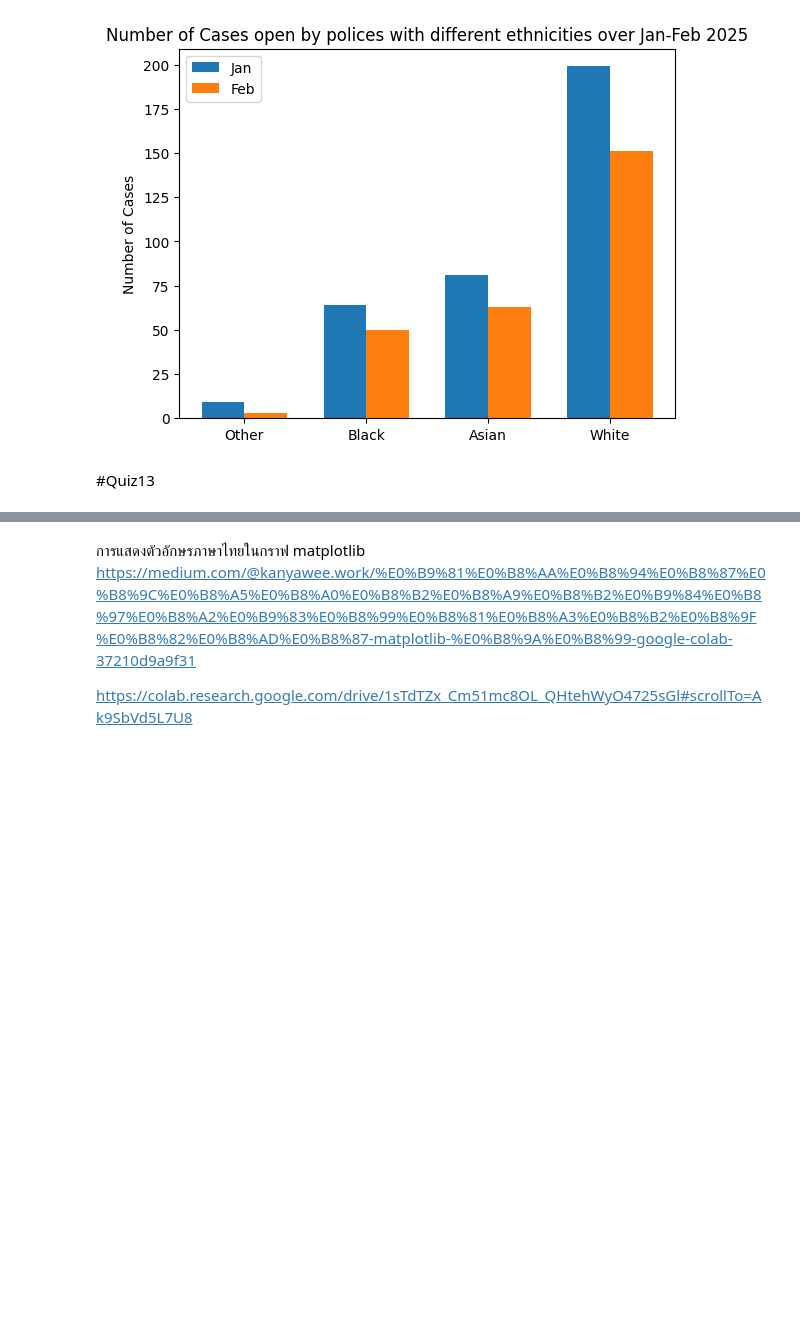
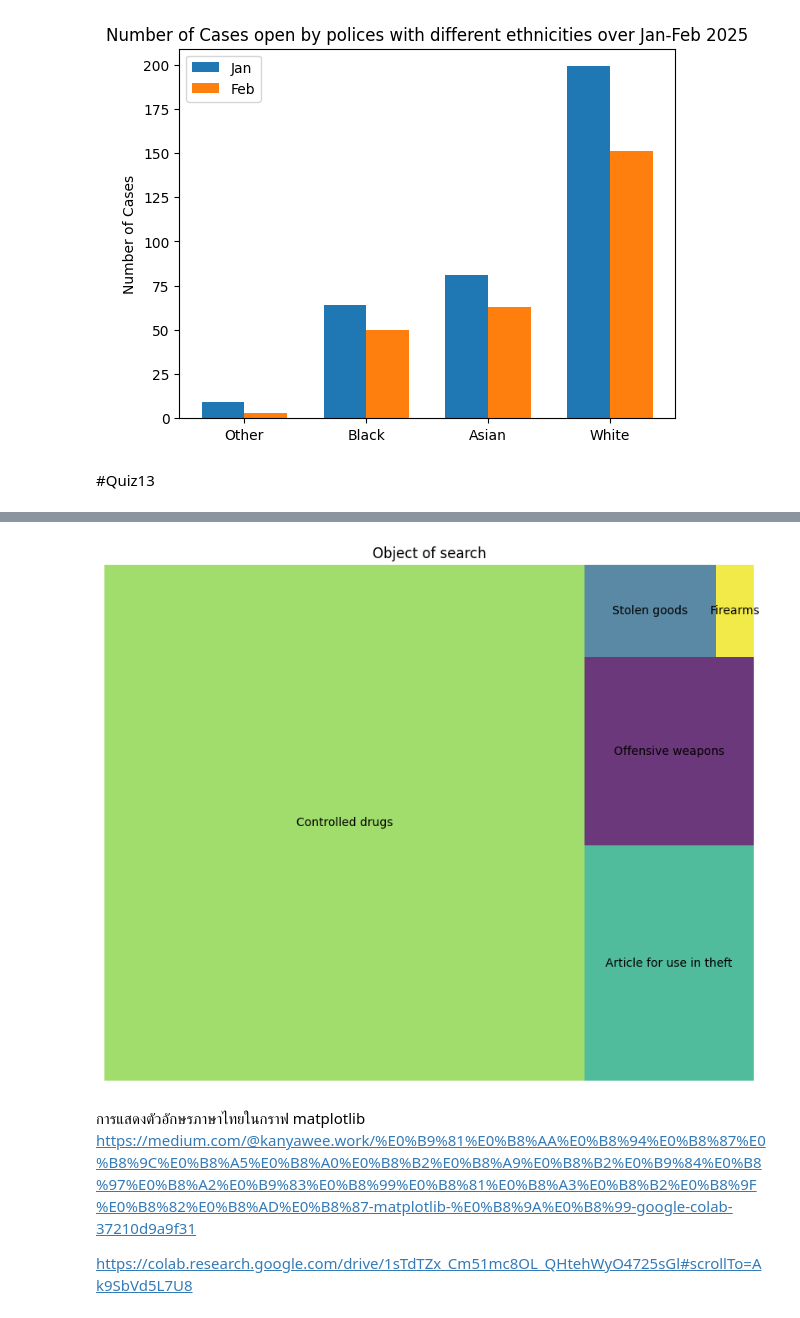
Before and after one commit to bamSirikorn/dataviz2025, a Jupyter notebook: Visualize_Data_Comparison_2025.ipynb, the cells around one changed output, grey strips where cells are left out. Saved outputs shown, nothing was run; the diff lists cells and outputs as text; code cells hidden in the pictures; blank space fills up the shorter version.

```diff
--- a/Visualize_Data_Comparison_2025.ipynb
+++ b/Visualize_Data_Comparison_2025.ipynb
@@ -178,3 +184,21 @@ plt.show()
+# %%
+import pandas as pd
+import matplotlib.pyplot as plt
+
+
+import squarify
+
+ #Count the occurrences of each category
+object_of_search_count = data1['Object of search'].value_counts()
+
+# Create the treemap
+plt.figure(figsize=(10, 8))
+squarify.plot(sizes=object_of_search_count.values, label=object_of_search_count.index, alpha=0.8)
+plt.title('Object of search')
+plt.axis('off') # Hides the axes for a cleaner look
+plt.show()
+# %% [output]
+[figure, added]
 # %% [markdown]
 การแสดงตัวอักษรภาษาไทยในกราฟ matplotlib
 https://medium.com/@kanyawee.work/%E0%B9%81%E0%B8%AA%E0%B8%94%E0%B8%87%E0%B8%9C%E0%B8%A5%E0%B8%A0%E0%B8%B2%E0%B8%A9%E0%B8%B2%E0%B9%84%E0%B8%97%E0%B8%A2%E0%B9%83%E0%B8%99%E0%B8%81%E0%B8%A3%E0%B8%B2%E0%B8%9F%E0%B8%82%E0%B8%AD%E0%B8%87-matplotlib-%E0%B8%9A%E0%B8%99-google-colab-37210d9a9f31
```
Also changed, not shown: parts of 3 cells of this notebook.
